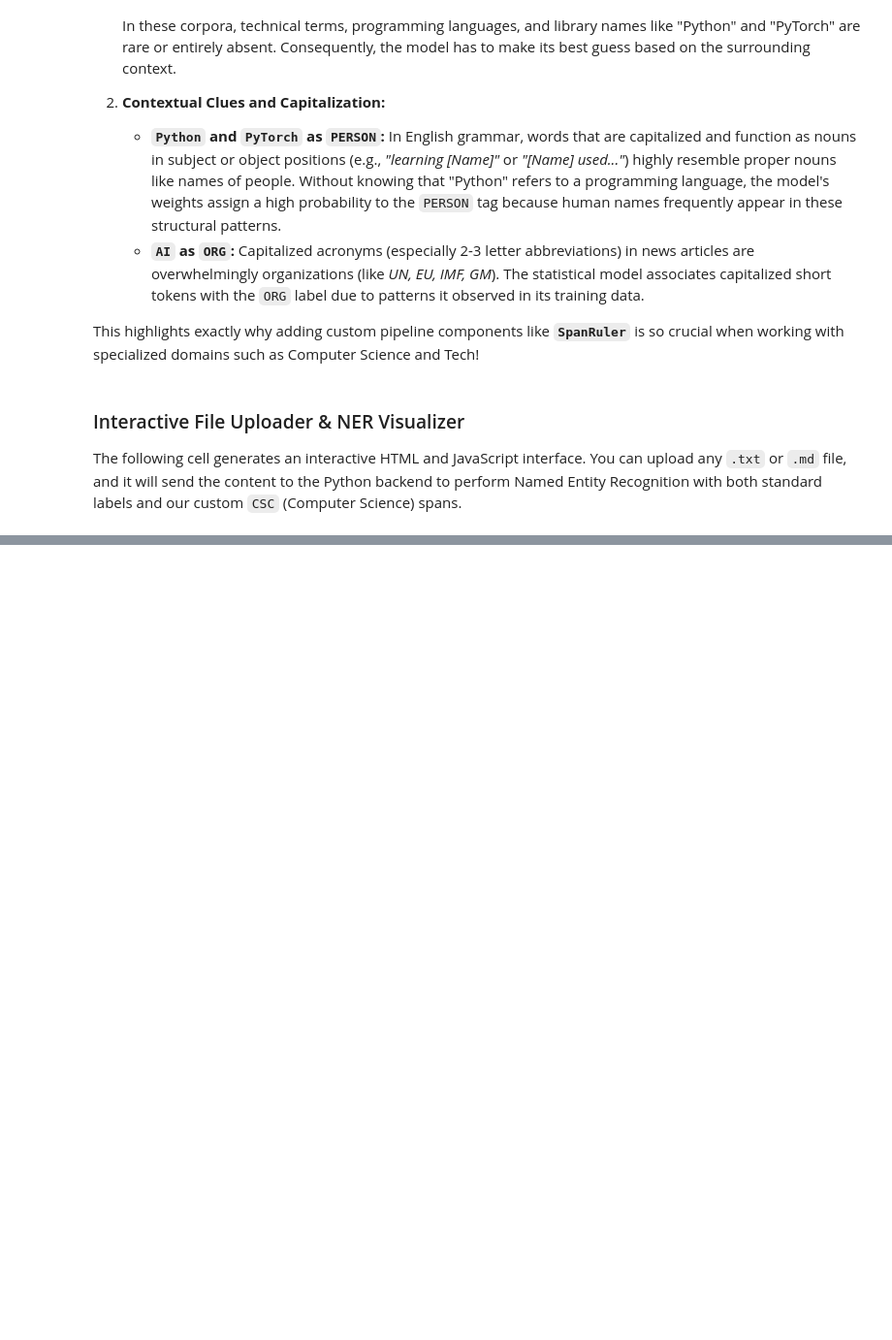
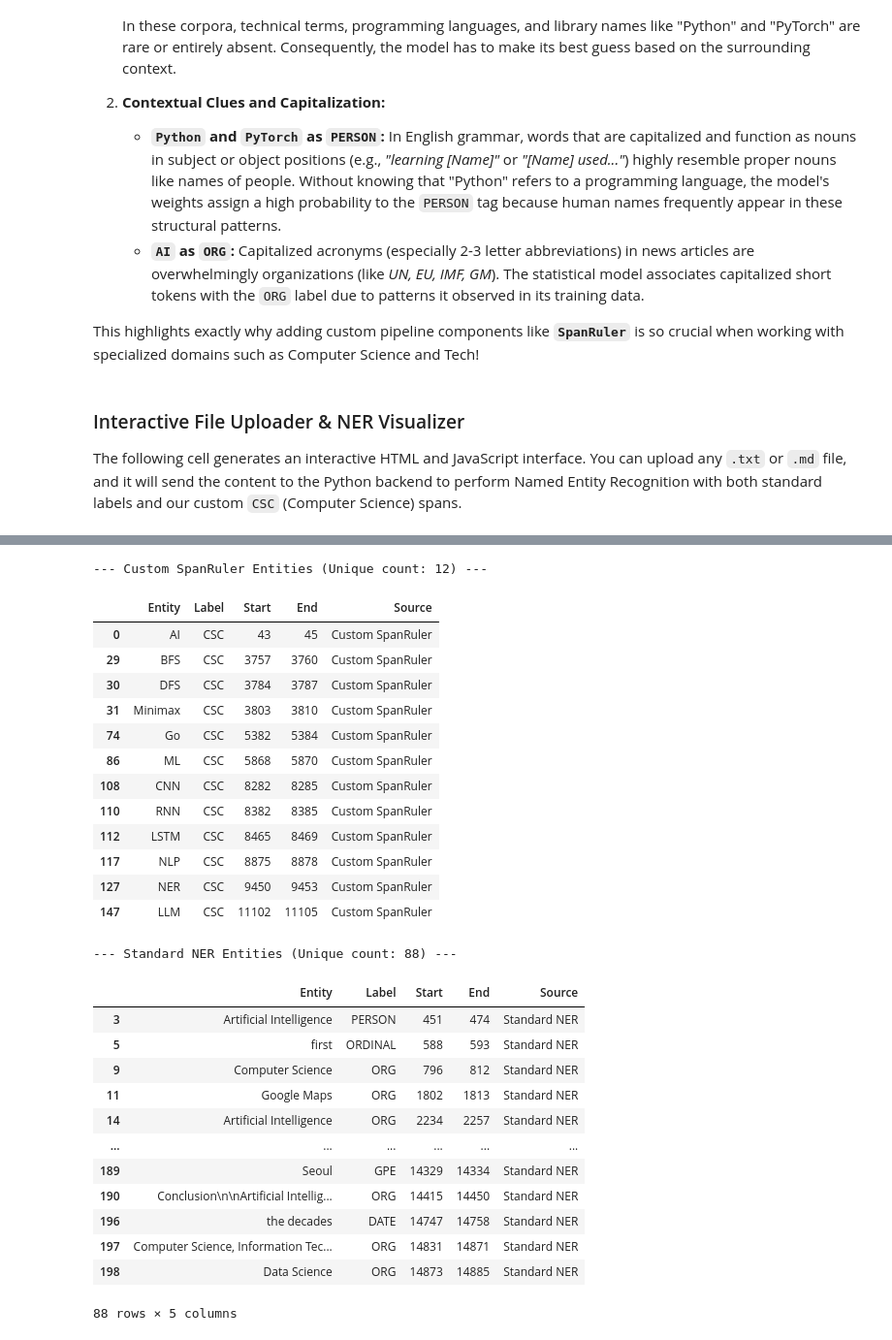
Before and after one commit to MalongSuper/nlp-python, a Jupyter notebook: _basics/NER.ipynb, the cells around one changed output, grey strips where cells are left out. Shown at 97% size. Saved outputs shown, nothing was run; the diff lists cells and outputs as text; code cells hidden in the pictures; blank space fills up the shorter version.

```diff
--- a/_basics/NER.ipynb
+++ b/_basics/NER.ipynb
@@ -358,0 +417,50 @@ display(HTML(html_interface))
+# %%
+import pandas as pd
+
+# Ensure we have processed data to split
+if not uploaded_entities_df.empty:
+    # Filter and display Custom SpanRuler entities
+    custom_entities = uploaded_entities_df[uploaded_entities_df['Source'] == 'Custom SpanRuler']
+    # Drop duplicate entries sharing same name and label to keep the output unique
+    custom_entities_unique = custom_entities.drop_duplicates(subset=['Entity', 'Label'])
+
+    print(f"--- Custom SpanRuler Entities (Unique count: {len(custom_entities_unique)}) ---")
+    display(custom_entities_unique)
+
+    # Filter and display Standard NER entities
+    standard_entities = uploaded_entities_df[uploaded_entities_df['Source'] == 'Standard NER']
+    standard_entities_unique = standard_entities.drop_duplicates(subset=['Entity', 'Label'])
+
+    print(f"\n--- Standard NER Entities (Unique count: {len(standard_entities_unique)}) ---")
+    display(standard_entities_unique)
+else:
+    print("No entities available. Please upload a file through the interactive visualizer first.")
+# %% [output]
+--- Custom SpanRuler Entities (Unique count: 12) ---
+|  | Entity | Label | Start | End | Source |
+| 0 | AI | CSC | 43 | 45 | Custom SpanRuler |
+| 29 | BFS | CSC | 3757 | 3760 | Custom SpanRuler |
+| 30 | DFS | CSC | 3784 | 3787 | Custom SpanRuler |
+| 31 | Minimax | CSC | 3803 | 3810 | Custom SpanRuler |
+| 74 | Go | CSC | 5382 | 5384 | Custom SpanRuler |
+| 86 | ML | CSC | 5868 | 5870 | Custom SpanRuler |
+| 108 | CNN | CSC | 8282 | 8285 | Custom SpanRuler |
+| 110 | RNN | CSC | 8382 | 8385 | Custom SpanRuler |
+| 112 | LSTM | CSC | 8465 | 8469 | Custom SpanRuler |
+| 117 | NLP | CSC | 8875 | 8878 | Custom SpanRuler |
+| 127 | NER | CSC | 9450 | 9453 | Custom SpanRuler |
+| 147 | LLM | CSC | 11102 | 11105 | Custom SpanRuler |
+--- Standard NER Entities (Unique count: 88) ---
+|  | Entity | Label | Start | End | Source |
+| 3 | Artificial Intelligence | PERSON | 451 | 474 | Standard NER |
+| 5 | first | ORDINAL | 588 | 593 | Standard NER |
+| 9 | Computer Science | ORG | 796 | 812 | Standard NER |
+| 11 | Google Maps | ORG | 1802 | 1813 | Standard NER |
+| 14 | Artificial Intelligence | ORG | 2234 | 2257 | Standard NER |
+| ... | ... | ... | ... | ... | ... |
+| 189 | Seoul | GPE | 14329 | 14334 | Standard NER |
+| 190 | Conclusion\n\nArtificial Intellig... | ORG | 14415 | 14450 | Standard NER |
+| 196 | the decades | DATE | 14747 | 14758 | Standard NER |
+| 197 | Computer Science, Information Tec... | ORG | 14831 | 14871 | Standard NER |
+| 198 | Data Science | ORG | 14873 | 14885 | Standard NER |
+88 rows × 5 columns
```
Also changed, not shown: parts of 4 cells of this notebook.
